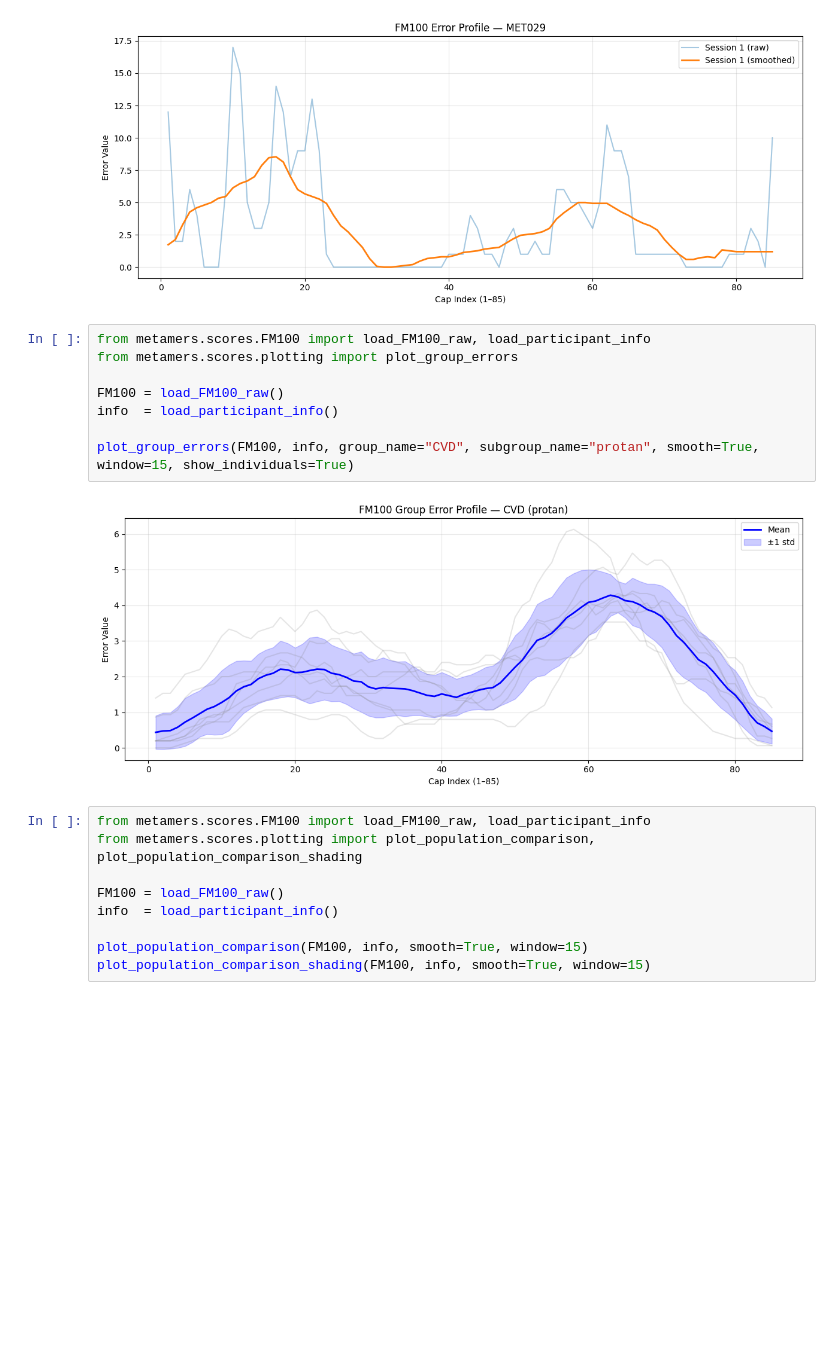
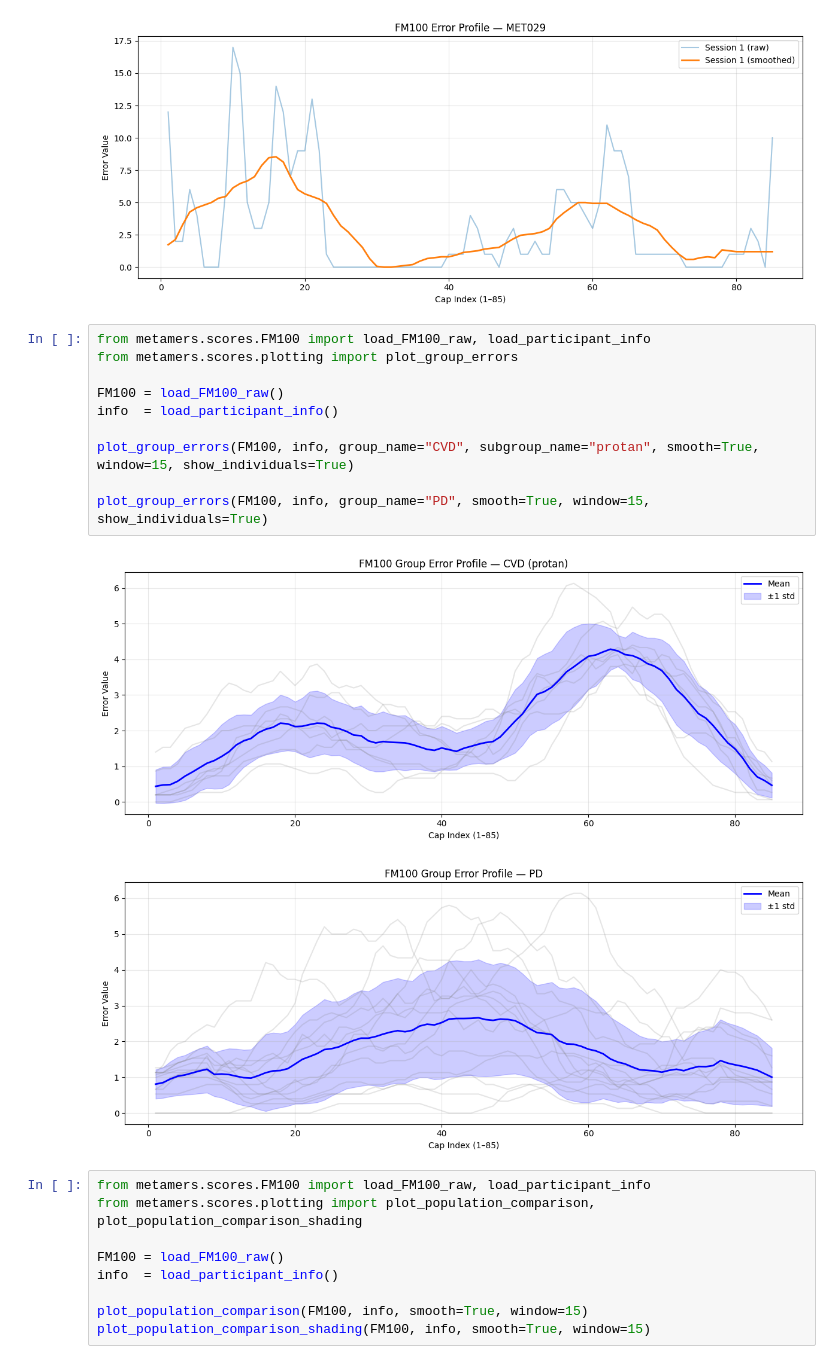
Before and after one commit to zevaz13/Metamers_python, a Jupyter notebook: testFM100.ipynb, the cells around one changed output. Drawn from its saved outputs; the diff is of its cells as text; blank space fills up the shorter version.

```diff
--- a/testFM100.ipynb
+++ b/testFM100.ipynb
@@ -143,13 +143,16 @@ plot_participant_errors(FM100, info, subID="MET029", smooth=True, window=15)
 # %%
 from metamers.scores.FM100 import load_FM100_raw, load_participant_info
 from metamers.scores.plotting import plot_group_errors
 
 FM100 = load_FM100_raw()
 info  = load_participant_info()
 
 plot_group_errors(FM100, info, group_name="CVD", subgroup_name="protan", smooth=True, window=15, show_individuals=True)
+
+plot_group_errors(FM100, info, group_name="PD", smooth=True, window=15, show_individuals=True)
 # %% [output]
 [figure]
+[figure, added]
 # %%
 from metamers.scores.FM100 import load_FM100_raw, load_participant_info
 from metamers.scores.plotting import plot_population_comparison, plot_population_comparison_shading
```
Also changed, not shown: 29 other files.
